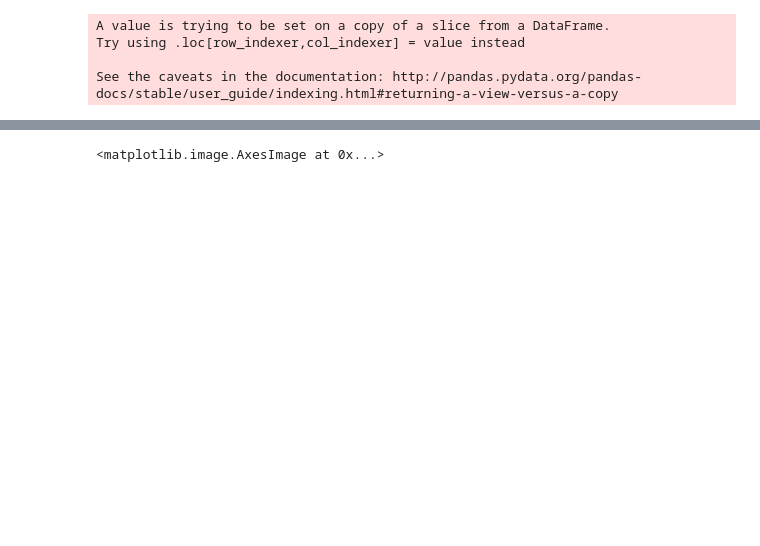
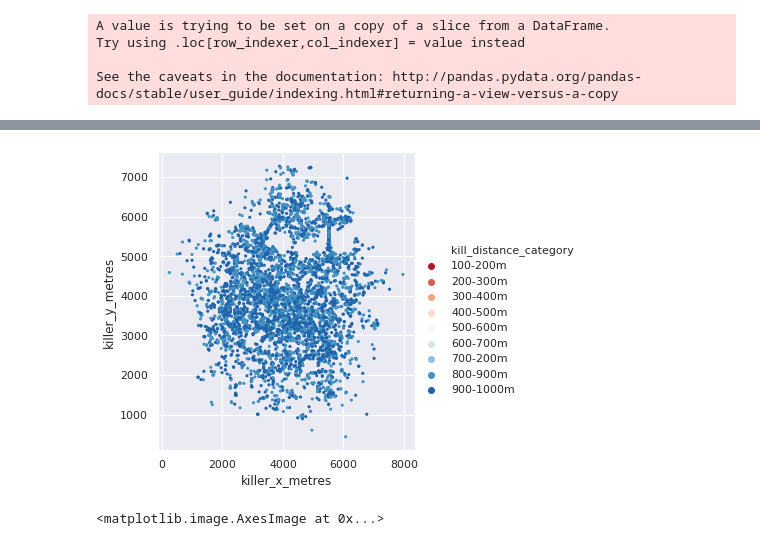
Before and after one commit to mjkilian1992/pubg_deaths, a Jupyter notebook: notebooks/kill_distance_visualisations.ipynb, the cells around one changed output, grey strips where cells are left out. Saved outputs shown, nothing was run; the diff lists cells and outputs as text; code cells hidden in the pictures; blank space fills up the shorter version.

Commit message:
Improve kill distance visualisation and add code to save image. Next step is to create distributions for each range and sample to reduce number of points.

```diff
--- a/notebooks/kill_distance_visualisations.ipynb
+++ b/notebooks/kill_distance_visualisations.ipynb
@@ -14,11 +13,8 @@ df = pandas.read_csv(
     '../data/enriched/deaths/kills_with_distances_0.csv',
     index_col=0,
     encoding='utf-8',
-    nrows=100,
 )
 
 df = df[
-    (df[pubg_death_definitions.MAPNAME] == 'ERANGEL') &
-    ~(pubg)
-
+    (df[pubg_death_definitions.MAPNAME] == 'ERANGEL')
 ]
@@ -36,7 +53,7 @@ kill_distance_categories = {
 }
 
 long_range_kills = df[
-    (df[pubg_death_definitions.KILL_DISTANCE] > 100) &
+    (df[pubg_death_definitions.KILL_DISTANCE] >= 800) &
     (df[pubg_death_definitions.KILL_DISTANCE] < 1000)
 ]
 
@@ -51,7 +68,9 @@ grid = seaborn.relplot(
     y=pubg_death_definitions.KILLER_Y,
     hue='kill_distance_category',
     hue_order=sorted(kill_distance_categories.values()),
-    s=2
+    palette='RdBu',
+    s=10,
+    linewidth=0
 )
 # %% [output]
 A value is trying to be set on a copy of a slice from a DataFrame.
@@ -62,0 +80 @@ See the caveats in the documentation: http://pandas.pydata.org/pandas-docs/stabl
+[figure, added]
```
Also changed, not shown: parts of 6 cells of this notebook, 2 other files.
